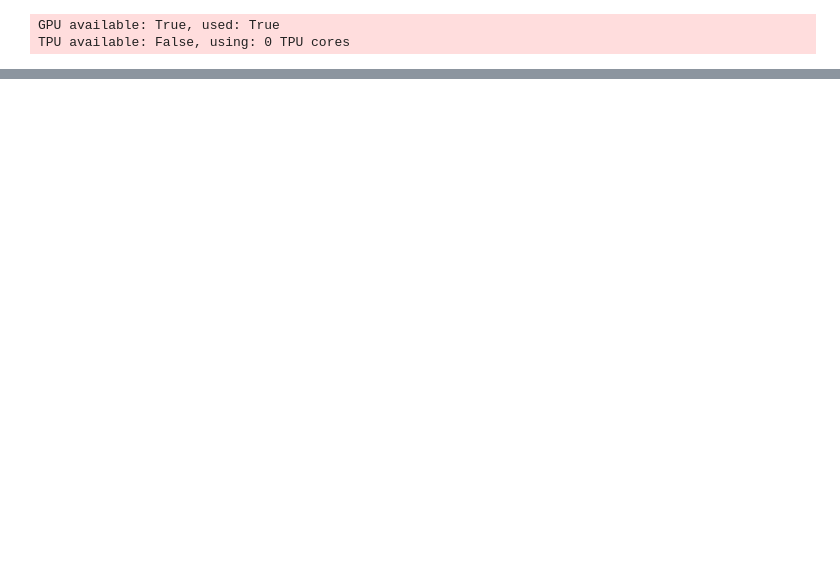
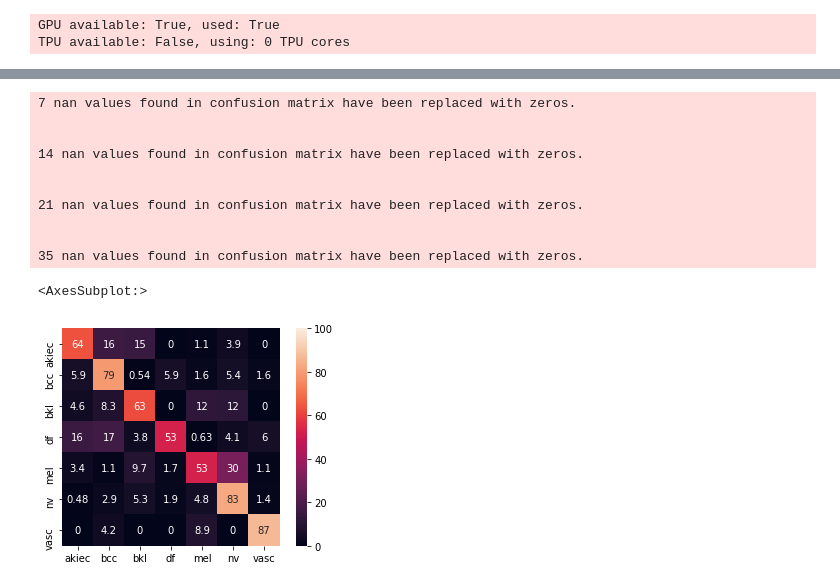
Before and after one commit to Ryul0rd/Cancer-Detection-Capstone, a Jupyter notebook: notebooks/modeling.ipynb, the cells around one changed output, grey strips where cells are left out. Saved outputs shown, nothing was run; the diff lists cells and outputs as text; code cells hidden in the pictures; blank space fills up the shorter version.

```diff
--- a/notebooks/modeling.ipynb
+++ b/notebooks/modeling.ipynb
@@ -382,35 +418,31 @@ fig.show()
 
 path = project_path + '/models/ResNet.pth'
 #model.load_state_dict(torch.load(path))
-# %%
-# Plot a confusion matrix
-
-y_pred = []
-y_true = []
-
-# iterate over validation data
-model.eval()
-with torch.no_grad():
-        for inputs, labels in val_loader:
-                logits = model(inputs) # Feed Network
-
-                output = (torch.max(torch.exp(logits), 1))[1].cpu().numpy()
-                y_pred.extend(output) # Save Prediction
-
-                labels = labels.data.cpu().numpy()
-                y_true.extend(labels) # Save Truth
-
-# constant for classes
-classes = ('akiec', 'bcc', 'bkl', 'df', 'mel', 'nv', 'vasc')
-
-# Build confusion matrix
-cf_matrix = confusion_matrix(y_true, y_pred)
-norm_cf_matrix = np.zeros((7, 7))
-for idx, row in enumerate(cf_matrix):
-    row = row/row.sum()*100.0
-    norm_cf_matrix[idx] = row
-df_cm = pd.DataFrame(norm_cf_matrix, index = [i for i in classes], columns = [i for i in classes])
-sns.heatmap(df_cm, annot=True, square=True, vmin=0.0, vmax=100.0)
+# %%
+# Confusion matrix
+
+confmat = torchmetrics.ConfusionMatrix(num_classes=7, normalize='true')
+model.eval()
+with torch.no_grad():
+        for x, y_true in val_loader:
+                y_pred = F.softmax(model(x), dim=1)
+                confmat(y_pred, y_true)
+
+classes = ('akiec', 'bcc', 'bkl', 'df', 'mel', 'nv', 'vasc')
+sns.heatmap(confmat.compute()*100.0, annot=True, square=True, vmin=0.0, vmax=100.0, xticklabels=classes, yticklabels=classes)
+# %% [output]
+7 nan values found in confusion matrix have been replaced with zeros.
+
+
+14 nan values found in confusion matrix have been replaced with zeros.
+
+
+21 nan values found in confusion matrix have been replaced with zeros.
+
+
+35 nan values found in confusion matrix have been replaced with zeros.
+<AxesSubplot:>
+[figure, added]
 # %%
 # Save the model if we like it.
 
```
Also changed, not shown: parts of 14 cells of this notebook, 2 other files.
